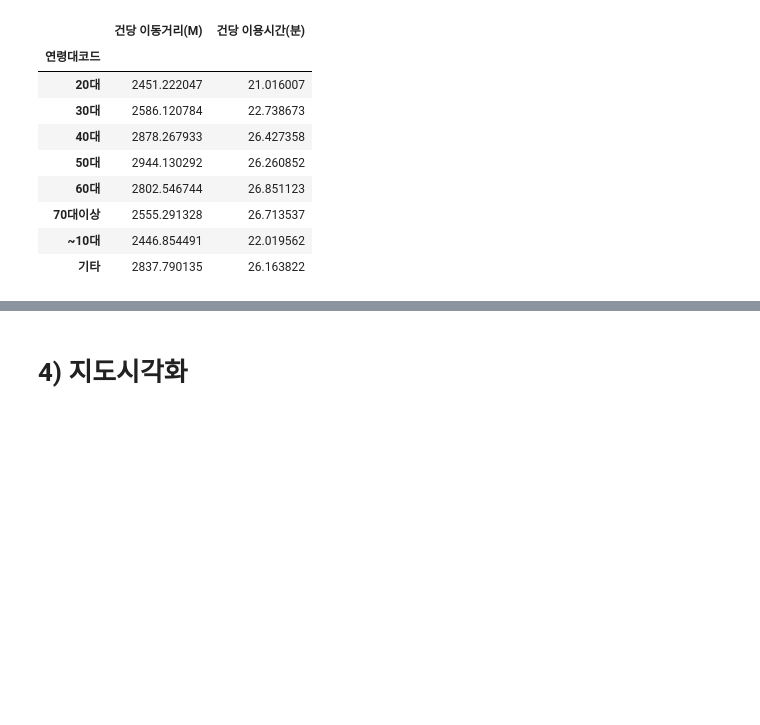
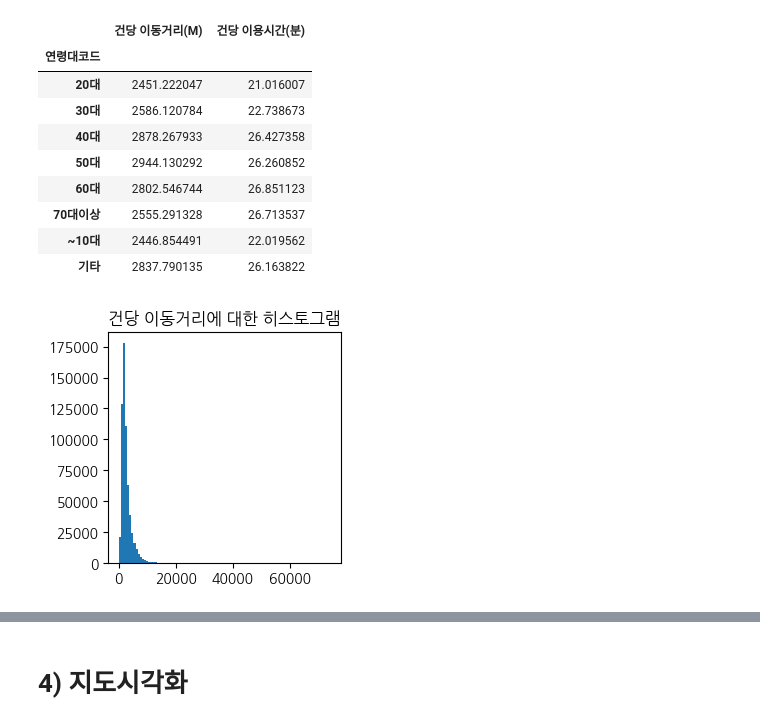
Before and after one commit to walker0625/eda-public-cycle, a Jupyter notebook: eda_public_cycle.ipynb, the cells around one changed output, grey strips where cells are left out. Cells and saved outputs as stored; diff of their text form; code cells hidden in the pictures; blank space fills up the shorter version.

```diff
--- a/eda_public_cycle.ipynb
+++ b/eda_public_cycle.ipynb
@@ -250,3 +253,14 @@ data1.groupby('연령대코드')[['건당 이동거리(M)', '건당 이용시간
 | 70대이상 | 2555.291328 | 26.713537 |
 | ~10대 | 2446.854491 | 22.019562 |
 | 기타 | 2837.790135 | 26.163822 |
+# %%
+import matplotlib.pyplot as plt
+import koreanize_matplotlib
+
+# 건당 이동거리에 대한 히스토스램, 상자 그리기
+plt.figure(figsize=(3,3))
+plt.hist(data1['건당 이동거리(M)'], bins=100)
+plt.title('건당 이동거리에 대한 히스토그램')
+plt.show()
+# %% [output]
+[figure, added]
```
Also changed, not shown: parts of 14 cells of this notebook, 6 other files.
